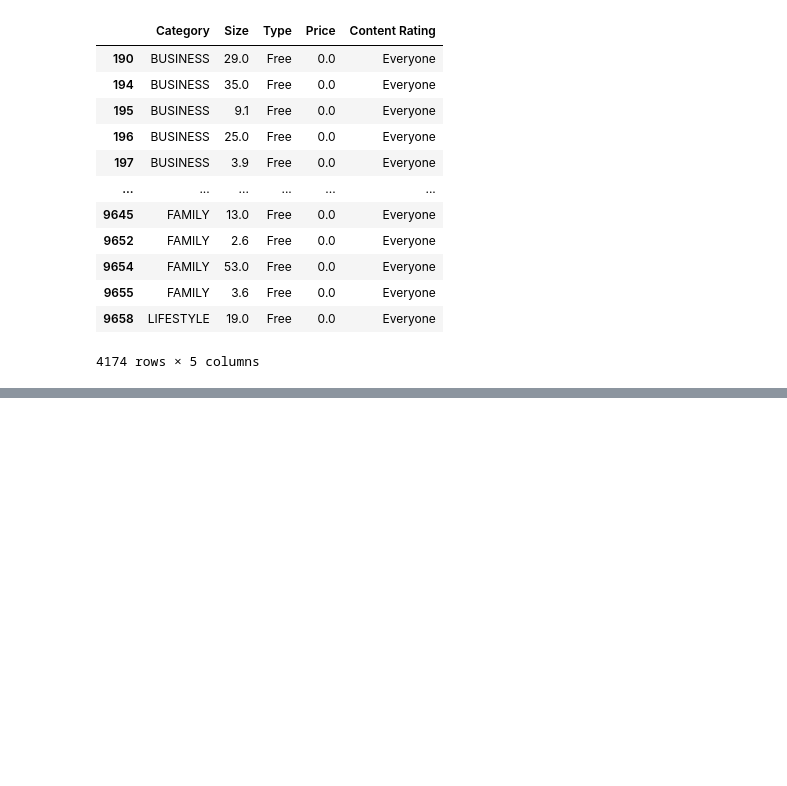
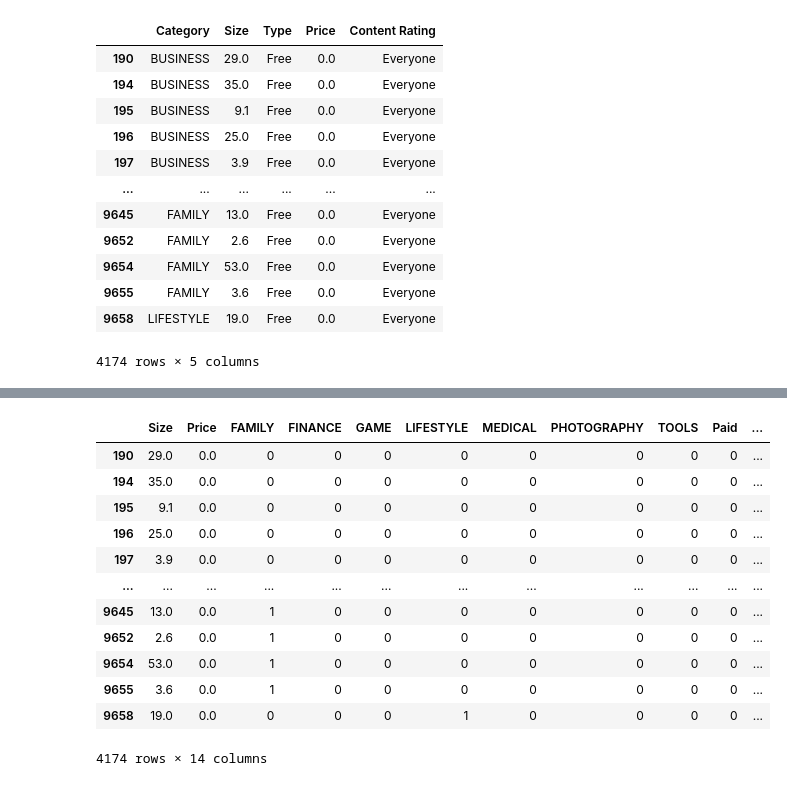
Before and after one commit to AhmadKNaji/Android-Apps-Analysis, a Jupyter notebook: notebook.ipynb, the cells around one changed output, grey strips where cells are left out. Saved outputs shown, nothing was run; the diff lists cells and outputs as text; code cells hidden in the pictures; blank space fills up the shorter version.

```diff
--- a/notebook.ipynb
+++ b/notebook.ipynb
@@ -380,0 +409,8 @@ features
+# %%
+categories = pd.get_dummies(features['Category'], drop_first = True)
+
+types = pd.get_dummies(features['Type'], drop_first = True)
+
+content_rating = pd.get_dummies(features['Content Rating'], drop_first = True)
+# %%
+num_features = features.drop(columns=['Category', 'Type', 'Content Rating'])
@@ -380,0 +433,18 @@ features
+# %%
+features = pd.concat([num_features, categories, types, content_rating], axis = 1)
+# %%
+features
+# %% [output]
+|  | Size | Price | FAMILY | FINANCE | GAME | LIFESTYLE | MEDICAL | PHOTOGRAPHY | TOOLS | Paid | ... |
+| 190 | 29.0 | 0.0 | 0 | 0 | 0 | 0 | 0 | 0 | 0 | 0 | ... |
+| 194 | 35.0 | 0.0 | 0 | 0 | 0 | 0 | 0 | 0 | 0 | 0 | ... |
+| 195 | 9.1 | 0.0 | 0 | 0 | 0 | 0 | 0 | 0 | 0 | 0 | ... |
+| 196 | 25.0 | 0.0 | 0 | 0 | 0 | 0 | 0 | 0 | 0 | 0 | ... |
+| 197 | 3.9 | 0.0 | 0 | 0 | 0 | 0 | 0 | 0 | 0 | 0 | ... |
+| ... | ... | ... | ... | ... | ... | ... | ... | ... | ... | ... | ... |
+| 9645 | 13.0 | 0.0 | 1 | 0 | 0 | 0 | 0 | 0 | 0 | 0 | ... |
+| 9652 | 2.6 | 0.0 | 1 | 0 | 0 | 0 | 0 | 0 | 0 | 0 | ... |
+| 9654 | 53.0 | 0.0 | 1 | 0 | 0 | 0 | 0 | 0 | 0 | 0 | ... |
+| 9655 | 3.6 | 0.0 | 1 | 0 | 0 | 0 | 0 | 0 | 0 | 0 | ... |
+| 9658 | 19.0 | 0.0 | 0 | 0 | 0 | 1 | 0 | 0 | 0 | 0 | ... |
+4174 rows × 14 columns
```
Also changed, not shown: parts of 9 cells of this notebook.
